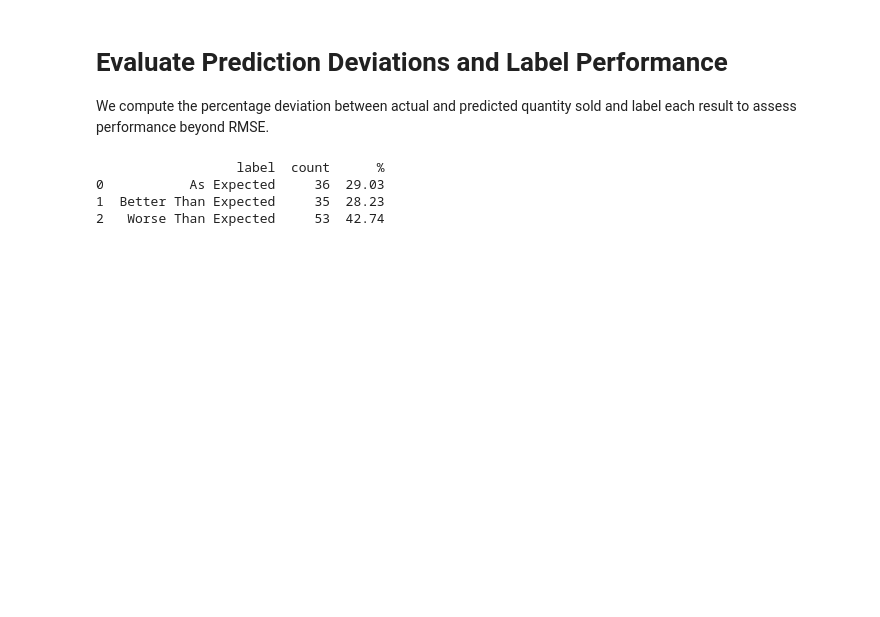
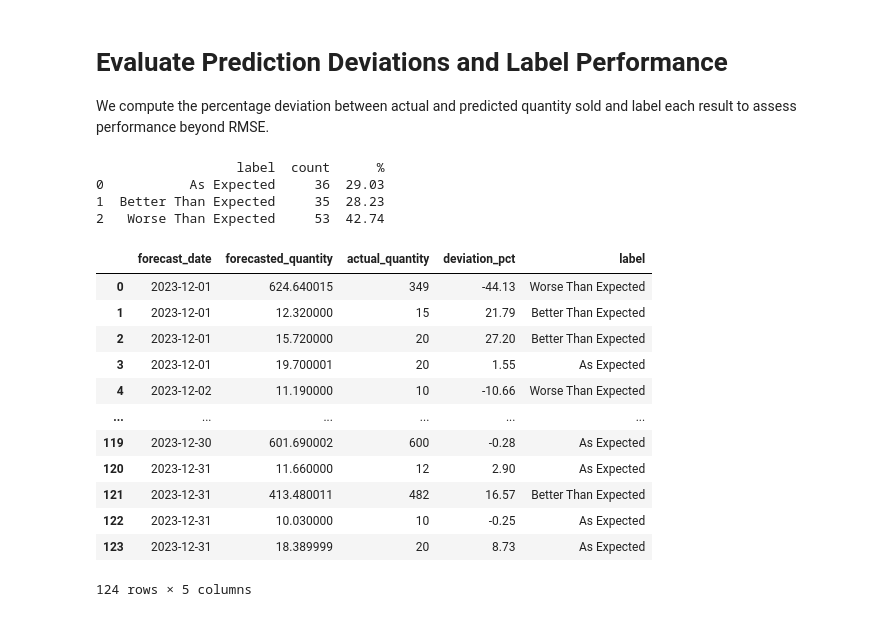
Before and after one commit to KaviV23/nttc-umhack, a Jupyter notebook: backend/notebooks/xgboost_quantity.ipynb, the cells around one changed output. Drawn from its saved outputs; the diff is of its cells as text; code cells hidden in the pictures; blank space fills up the shorter version.

```diff
--- a/backend/notebooks/xgboost_quantity.ipynb
+++ b/backend/notebooks/xgboost_quantity.ipynb
@@ -592,3 +624,35 @@ print(summary)
 0           As Expected     36  29.03
 1  Better Than Expected     35  28.23
 2   Worse Than Expected     53  42.74
+# %%
+# Create clean table of daily prediction performance
+summary_df = results_df[["order_date", "predicted_quantity", "daily_quantity_sold", "deviation_pct", "label"]].copy()
+
+# Rename for readability
+summary_df.columns = ["forecast_date", "forecasted_quantity", "actual_quantity", "deviation_pct", "label"]
+
+# Format values for display
+summary_df["forecasted_quantity"] = summary_df["forecasted_quantity"].round(2)
+summary_df["actual_quantity"] = summary_df["actual_quantity"].round(2)
+summary_df["deviation_pct"] = summary_df["deviation_pct"].round(2)
+
+# Sort by forecast date
+summary_df = summary_df.sort_values("forecast_date").reset_index(drop=True)
+
+# Display the result
+from IPython.display import display
+display(summary_df)
+# %% [output]
+|  | forecast_date | forecasted_quantity | actual_quantity | deviation_pct | label |
+| 0 | 2023-12-01 | 624.640015 | 349 | -44.13 | Worse Than Expected |
+| 1 | 2023-12-01 | 12.320000 | 15 | 21.79 | Better Than Expected |
+| 2 | 2023-12-01 | 15.720000 | 20 | 27.20 | Better Than Expected |
+| 3 | 2023-12-01 | 19.700001 | 20 | 1.55 | As Expected |
+| 4 | 2023-12-02 | 11.190000 | 10 | -10.66 | Worse Than Expected |
+| ... | ... | ... | ... | ... | ... |
+| 119 | 2023-12-30 | 601.690002 | 600 | -0.28 | As Expected |
+| 120 | 2023-12-31 | 11.660000 | 12 | 2.90 | As Expected |
+| 121 | 2023-12-31 | 413.480011 | 482 | 16.57 | Better Than Expected |
+| 122 | 2023-12-31 | 10.030000 | 10 | -0.25 | As Expected |
+| 123 | 2023-12-31 | 18.389999 | 20 | 8.73 | As Expected |
+124 rows × 5 columns
```
Also changed, not shown: parts of 1 cell of this notebook.
